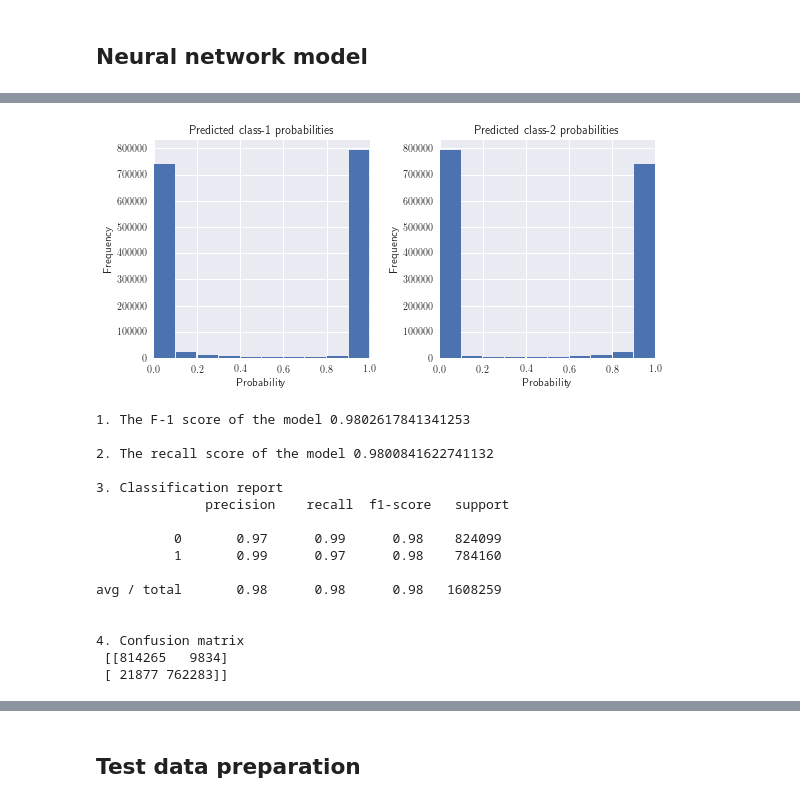
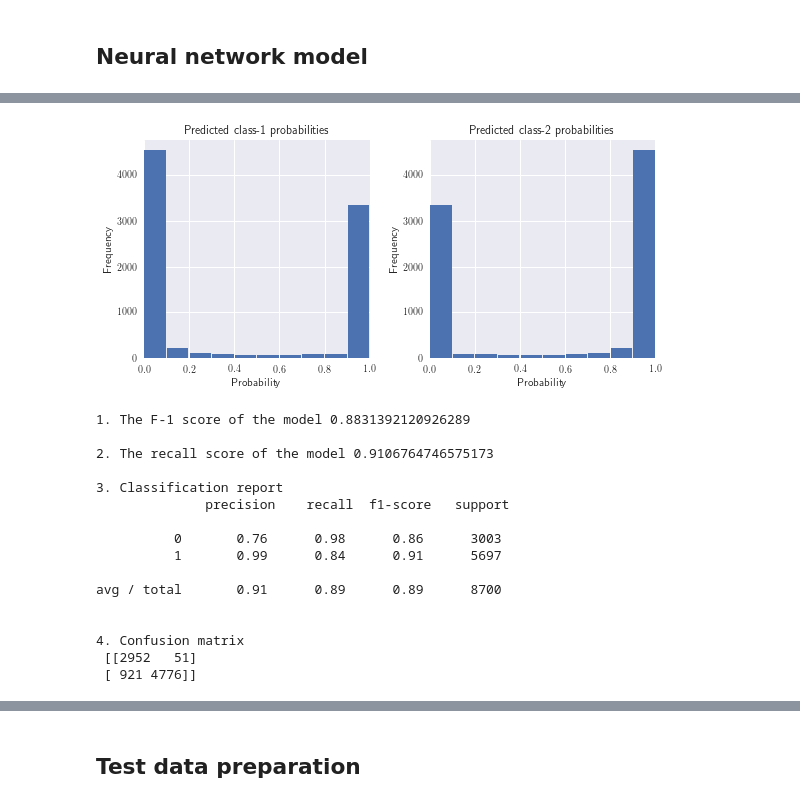
Before and after one commit to msahamed/predict_tectonic_deformation_machine_learning, a Jupyter notebook: build_model_neural_network.ipynb, the cells around one changed output, grey strips where cells are left out. Saved outputs shown, nothing was run; the diff lists cells and outputs as text; code cells hidden in the pictures.

```diff
--- a/build_model_neural_network.ipynb
+++ b/build_model_neural_network.ipynb
@@ -243,5 +156,4 @@ def create_model(input_shape):
 # %%
-ytrain = df_total['plastic strain']
-xtrain, mms = scale_feature(df_total[feature_cols])
-
-input_shape = np.shape(xtrain)[1]
+Y = df_total['plastic strain']
+X, mms = scale_feature(df_total[feature_cols])
+xtrain, xval, ytrain, yval = train_test_split(X, Y, test_size=0.33, random_state=2018)
@@ -251,0 +160,4 @@ plot_model(model, to_file='model.png')
+# %%
+model_name = "Total"
+model = build_neural_network(model_name, xtrain[0:500, :], ytrain[0:500], xval[1000:1500, :], yval[1000:1500])
+model.train_model(10)
@@ -272,17 +195,19 @@ Epoch 2/2
+# %%
+ypred = model.predict(xtest)
 # %%
 # histogram of predicted probabilities
 plt.figure(figsize=(12, 4))
 nclasses = 2
 for i in range(nclasses):
 
     plt.subplot(1, 3, i+1)
-    plt.hist(train_proba[:, i], bins=10, histtype='bar', rwidth=0.95)
+    plt.hist(ypred[:, i], bins=10, histtype='bar', rwidth=0.95)
     plt.xlim(0,1)
     plt.title('Predicted class-{} probabilities'.format(i+1))
     plt.xlabel('Probability')
     plt.ylabel('Frequency')
 plt.tight_layout()
 plt.show()
 # %% [output]
-[figure, old version]
+[figure, new version]
 # %%
@@ -300,22 +225,22 @@ newpred_train = repredict(train_proba)
 # %%
-print('1. The F-1 score of the model {}\n'.format(f1_score(ytrain, newpred_train, average='macro')))
-print('2. The recall score of the model {}\n'.format(recall_score(ytrain, newpred_train, average='macro')))
-print('3. Classification report \n {} \n'.format(classification_report(ytrain, newpred_train)))
-print('4. Confusion matrix \n {} \n'.format(confusion_matrix(ytrain, newpred_train)))
+print('1. The F-1 score of the model {}\n'.format(f1_score(ytest, newpred_train, average='macro')))
+print('2. The recall score of the model {}\n'.format(recall_score(ytest, newpred_train, average='macro')))
+print('3. Classification report \n {} \n'.format(classification_report(ytest, newpred_train)))
+print('4. Confusion matrix \n {} \n'.format(confusion_matrix(ytest, newpred_train)))
 # %% [output]
-1. The F-1 score of the model 0.9802617841341253
+1. The F-1 score of the model 0.8831392120926289
 
-2. The recall score of the model 0.9800841622741132
+2. The recall score of the model 0.9106764746575173
 
 3. Classification report
               precision    recall  f1-score   support
 
-          0       0.97      0.99      0.98    824099
-          1       0.99      0.97      0.98    784160
+          0       0.76      0.98      0.86      3003
+          1       0.99      0.84      0.91      5697
 
-avg / total       0.98      0.98      0.98   1608259
+avg / total       0.91      0.89      0.89      8700
 
 
 4. Confusion matrix
- [[814265   9834]
- [ 21877 762283]]
+ [[2952   51]
+ [ 921 4776]]
```
Also changed, not shown: parts of 13 cells of this notebook, 1 other file.
